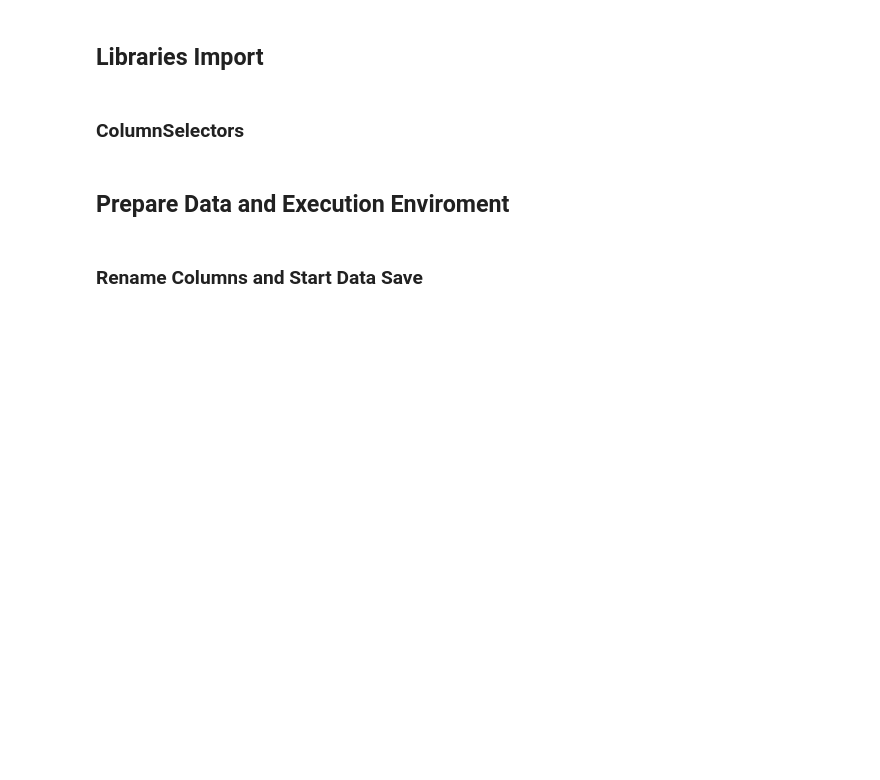
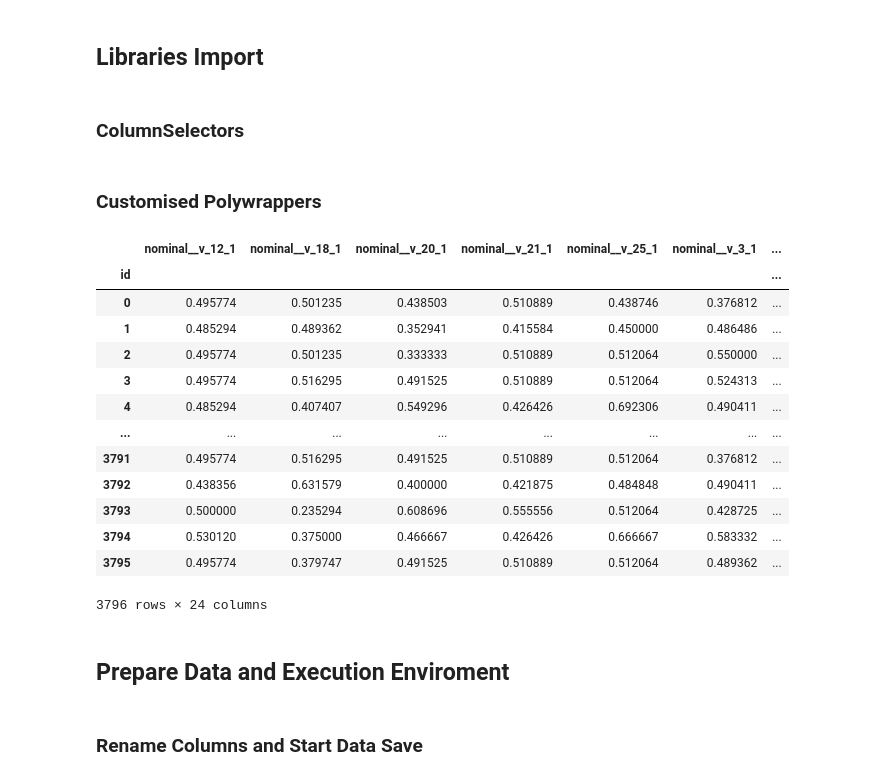
Before and after one commit to risan-raja/sdpiit, a Jupyter notebook: notebooks/sdpiitm-risan-raja-21f10000121.ipynb, the cells around one changed output. Drawn from its saved outputs; the diff is of its cells as text; code cells hidden in the pictures; blank space fills up the shorter version.

```diff
--- a/notebooks/sdpiitm-risan-raja-21f10000121.ipynb
+++ b/notebooks/sdpiitm-risan-raja-21f10000121.ipynb
@@ -190 +201,3 @@ class ColumnSelectors:
 column_directory = ColumnSelectors()
+# %% [markdown]
+###    Customised Polywrappers
@@ -190,0 +806,26 @@ column_directory = ColumnSelectors()
+# %%
+"""
+TEST
+"""
+# from sklearn.datasets import *
+tmp = raw_data.loc[:, nominal].astype("category")
+target = raw_data.target
+encoder = PolynomialWrapper(TargetEncoder())
+tmp_t = encoder.fit_transform(tmp, target)
+# %%
+tmp_t
+# %% [output]
+|  | nominal__v_12_1 | nominal__v_18_1 | nominal__v_20_1 | nominal__v_21_1 | nominal__v_25_1 | nominal__v_3_1 | ... |
+| id |  |  |  |  |  |  | ... |
+| 0 | 0.495774 | 0.501235 | 0.438503 | 0.510889 | 0.438746 | 0.376812 | ... |
+| 1 | 0.485294 | 0.489362 | 0.352941 | 0.415584 | 0.450000 | 0.486486 | ... |
+| 2 | 0.495774 | 0.501235 | 0.333333 | 0.510889 | 0.512064 | 0.550000 | ... |
+| 3 | 0.495774 | 0.516295 | 0.491525 | 0.510889 | 0.512064 | 0.524313 | ... |
+| 4 | 0.485294 | 0.407407 | 0.549296 | 0.426426 | 0.692306 | 0.490411 | ... |
+| ... | ... | ... | ... | ... | ... | ... | ... |
+| 3791 | 0.495774 | 0.516295 | 0.491525 | 0.510889 | 0.512064 | 0.376812 | ... |
+| 3792 | 0.438356 | 0.631579 | 0.400000 | 0.421875 | 0.484848 | 0.490411 | ... |
+| 3793 | 0.500000 | 0.235294 | 0.608696 | 0.555556 | 0.512064 | 0.428725 | ... |
+| 3794 | 0.530120 | 0.375000 | 0.466667 | 0.426426 | 0.666667 | 0.583332 | ... |
+| 3795 | 0.495774 | 0.379747 | 0.491525 | 0.510889 | 0.512064 | 0.489362 | ... |
+3796 rows × 24 columns
```
Also changed, not shown: parts of 20 cells of this notebook, 7 other files.
